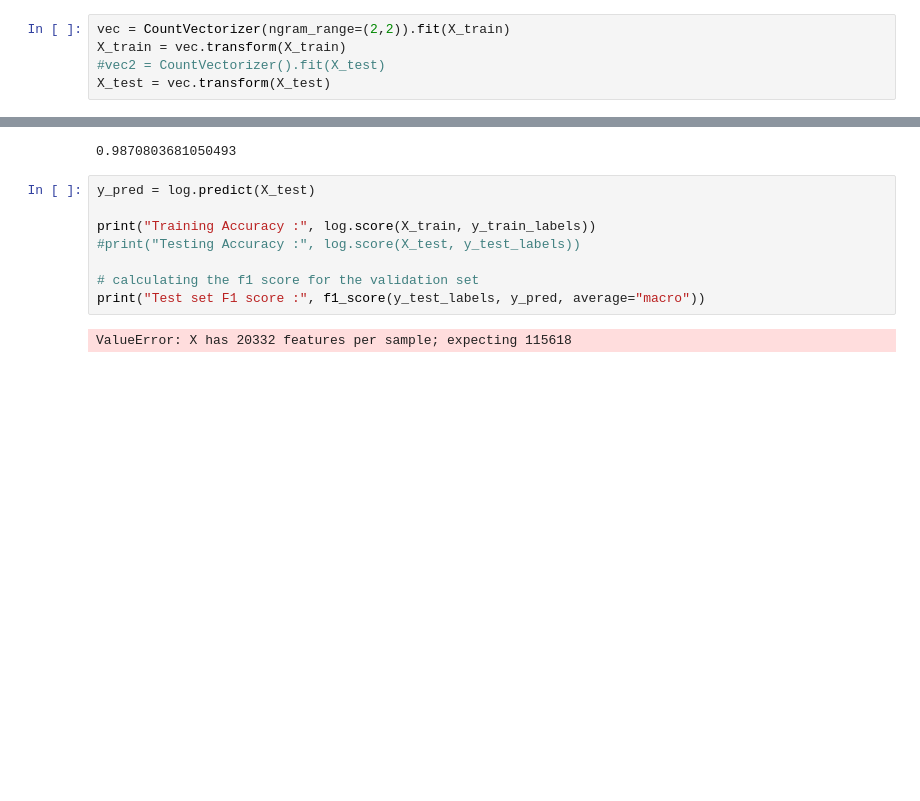
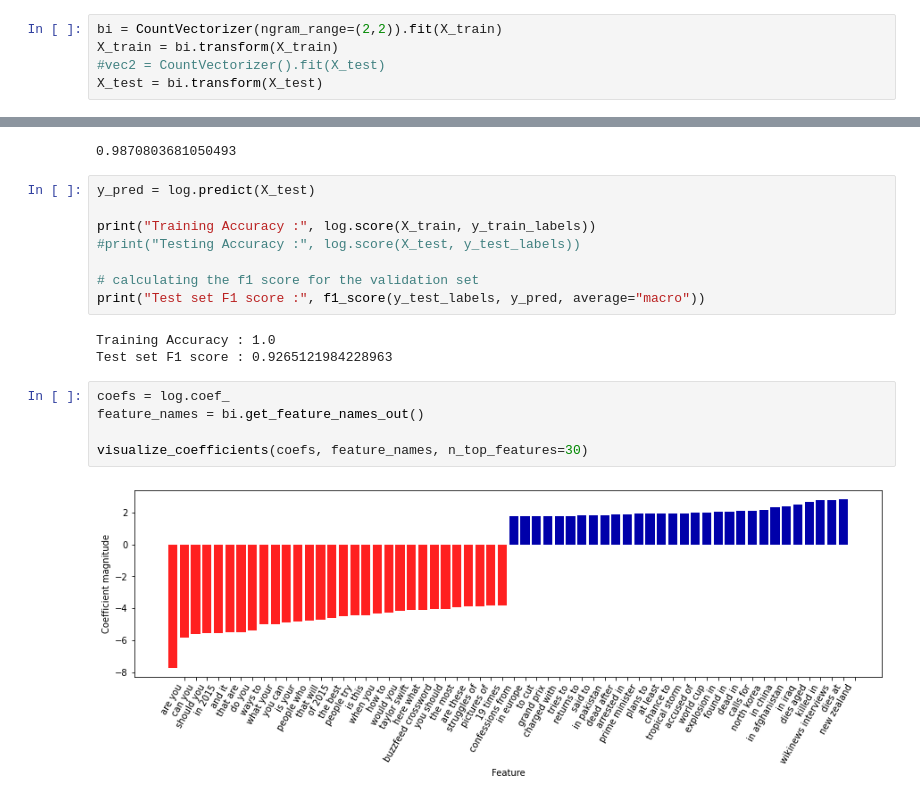
Before and after one commit to Tian-chen-98/ML-GR5073, a Jupyter notebook: HW6.ipynb, the cells around one changed output, grey strips where cells are left out. Cells and saved outputs as stored; diff of their text form; blank space fills up the shorter version.

```diff
--- a/HW6.ipynb
+++ b/HW6.ipynb
@@ -158,10 +216,10 @@ Preparing downloaded files for use...
 Success! Your Quick Start materials have been downloaded.
 You are now ready to run the tutorial.
 # %%
-vec = CountVectorizer(ngram_range=(2,2)).fit(X_train)
-X_train = vec.transform(X_train)
+bi = CountVectorizer(ngram_range=(2,2)).fit(X_train)
+X_train = bi.transform(X_train)
 #vec2 = CountVectorizer().fit(X_test)
-X_test = vec.transform(X_test)
+X_test = bi.transform(X_test)
 # %%
 log = LogisticRegression(C=10, max_iter=1000, random_state=35).fit(X_train, y_train_labels)
 
@@ -187,4 +245,12 @@ print("Training Accuracy :", log.score(X_train, y_train_labels))
 # calculating the f1 score for the validation set
 print("Test set F1 score :", f1_score(y_test_labels, y_pred, average="macro"))
 # %% [output]
-ValueError: X has 20332 features per sample; expecting 115618
+Training Accuracy : 1.0
+Test set F1 score : 0.9265121984228963
+# %%
+coefs = log.coef_
+feature_names = bi.get_feature_names_out()
+
+visualize_coefficients(coefs, feature_names, n_top_features=30)
+# %% [output]
+[figure, added]
```
Also changed, not shown: parts of 5 cells of this notebook.
